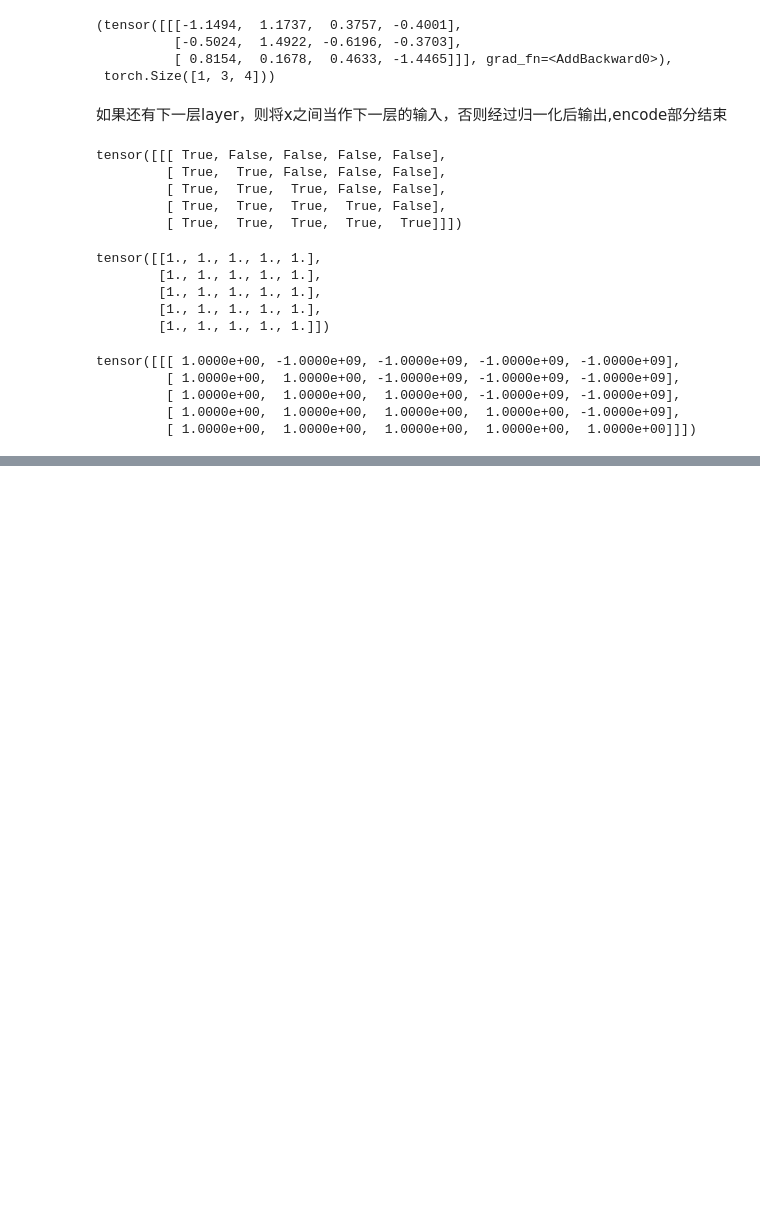
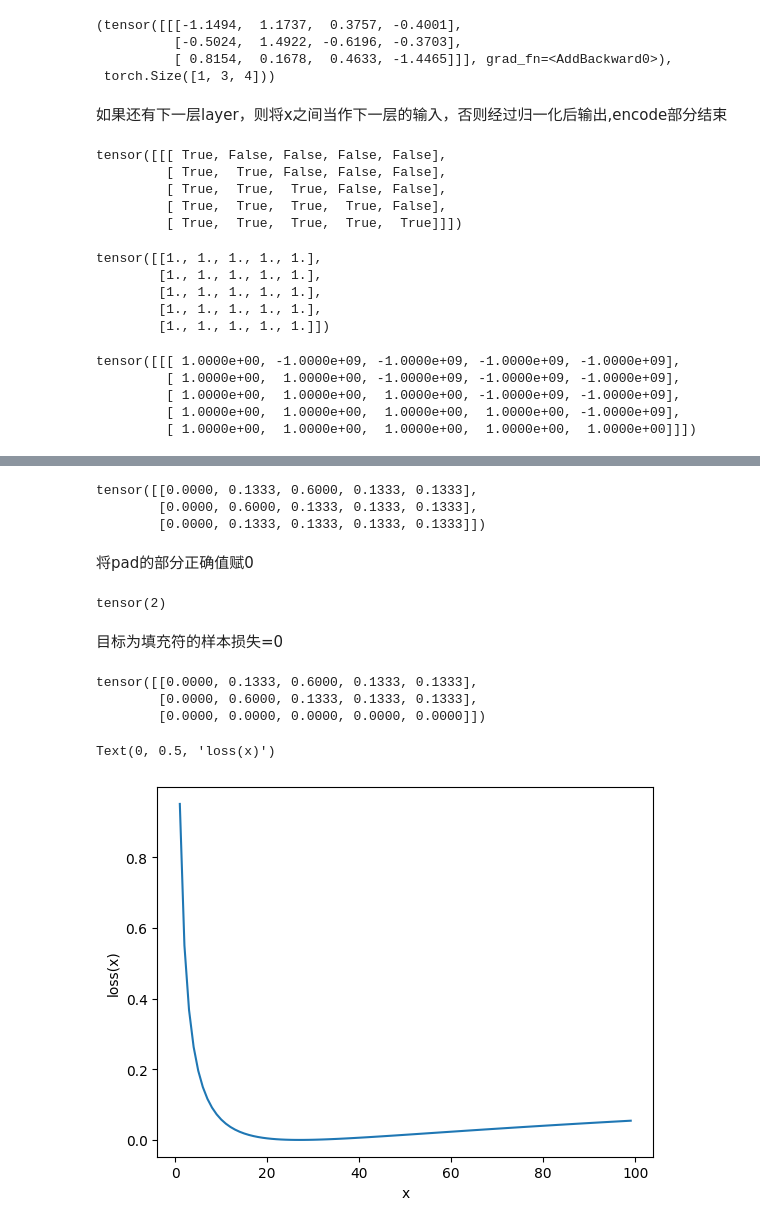
Before and after one commit to Furina-de-fontaine-queen/Learning_NLP, a Jupyter notebook: MyTransformersStructures.ipynb, the cells around one changed output, grey strips where cells are left out. Cells and saved outputs as stored; diff of their text form; code cells hidden in the pictures; blank space fills up the shorter version.

```diff
--- a/MyTransformersStructures.ipynb
+++ b/MyTransformersStructures.ipynb
@@ -250,0 +437,7 @@ tensor([[[ 1.0000e+00, -1.0000e+09, -1.0000e+09, -1.0000e+09, -1.0000e+09],
+# %%
+predict = torch.FloatTensor([[0, 0.2, 0.7, 0.1, 0],
+                             [0, 0.2, 0.7, 0.1, 0],
+                             [0, 0.2, 0.7, 0.1, 0]])
+# %%
+x = Variable(predict.log())
+target = Variable(torch.LongTensor([2, 1, 0]))
@@ -250,0 +468,37 @@ tensor([[[ 1.0000e+00, -1.0000e+09, -1.0000e+09, -1.0000e+09, -1.0000e+09],
+# %%
+true_dist[:, pad_index] = 0
+true_dist
+# %% [output]
+tensor([[0.0000, 0.1333, 0.6000, 0.1333, 0.1333],
+        [0.0000, 0.6000, 0.1333, 0.1333, 0.1333],
+        [0.0000, 0.1333, 0.1333, 0.1333, 0.1333]])
+# %% [markdown]
+将pad的部分正确值赋0
+# %%
+mask = torch.nonzero(target.data == pad_index)
+mask.squeeze()
+# %% [output]
+tensor(2)
+# %% [markdown]
+目标为填充符的样本损失=0
+# %%
+if mask.dim() > 0:
+    true_dist.index_fill_(0, mask.squeeze(), 0.0)
+true_dist
+# %% [output]
+tensor([[0.0000, 0.1333, 0.6000, 0.1333, 0.1333],
+        [0.0000, 0.6000, 0.1333, 0.1333, 0.1333],
+        [0.0000, 0.0000, 0.0000, 0.0000, 0.0000]])
+# %%
+from MyTransformers import LabelSmoothing
+crit = LabelSmoothing(size=5,padding_idx=0,smoothing=0.1)
+def loss(x):
+    d = x + 3.0
+    predict = torch.FloatTensor([[1e-9,x/d,1/d,1/d,1/d],]) # 收敛为[0,1,0,0,0]
+    return crit(Variable(predict.log()),Variable(torch.LongTensor([1]))).item()
+plt.plot(np.arange(1,100),[loss(x) for x in range(1,100)])
+plt.xlabel('x')
+plt.ylabel('loss(x)')
+# %% [output]
+Text(0, 0.5, 'loss(x)')
+[figure, added]
```
Also changed, not shown: parts of 37 cells of this notebook, 2 other files.
